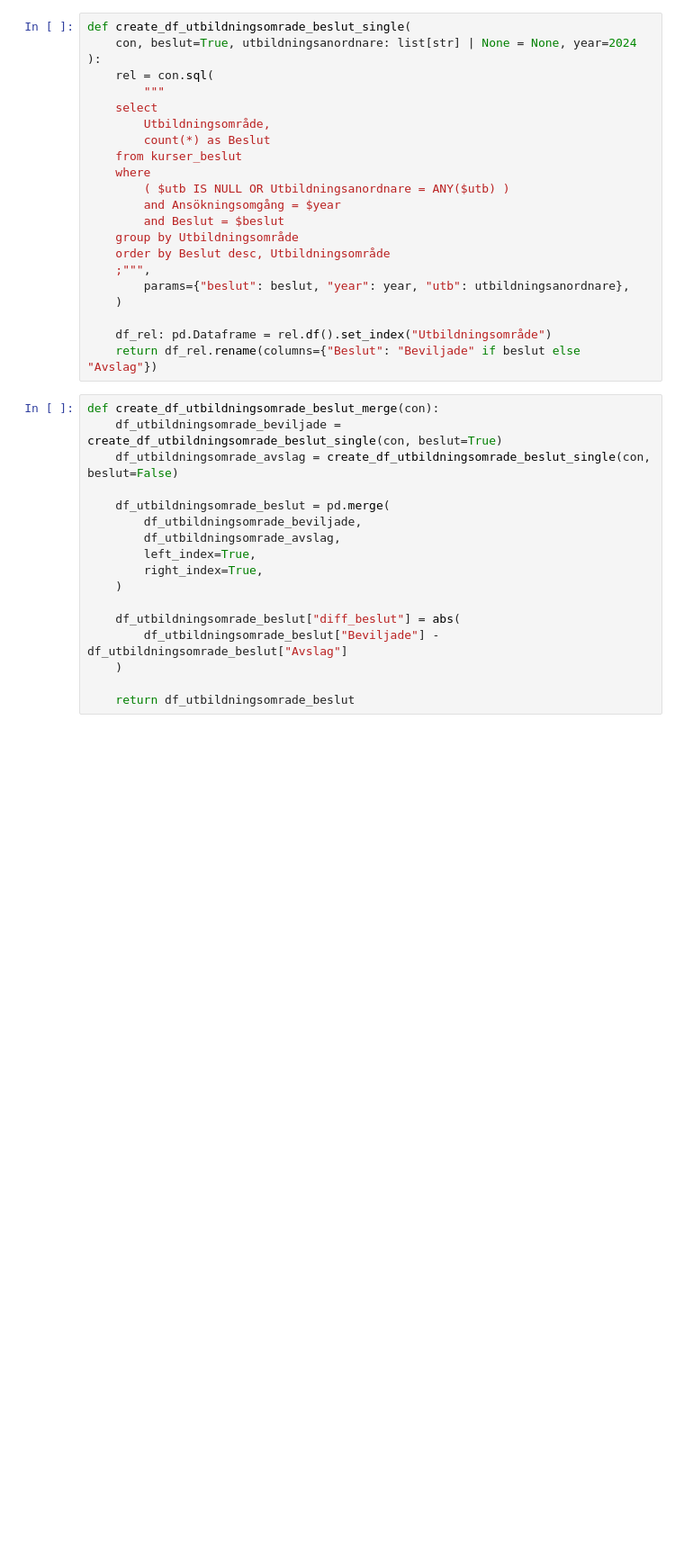
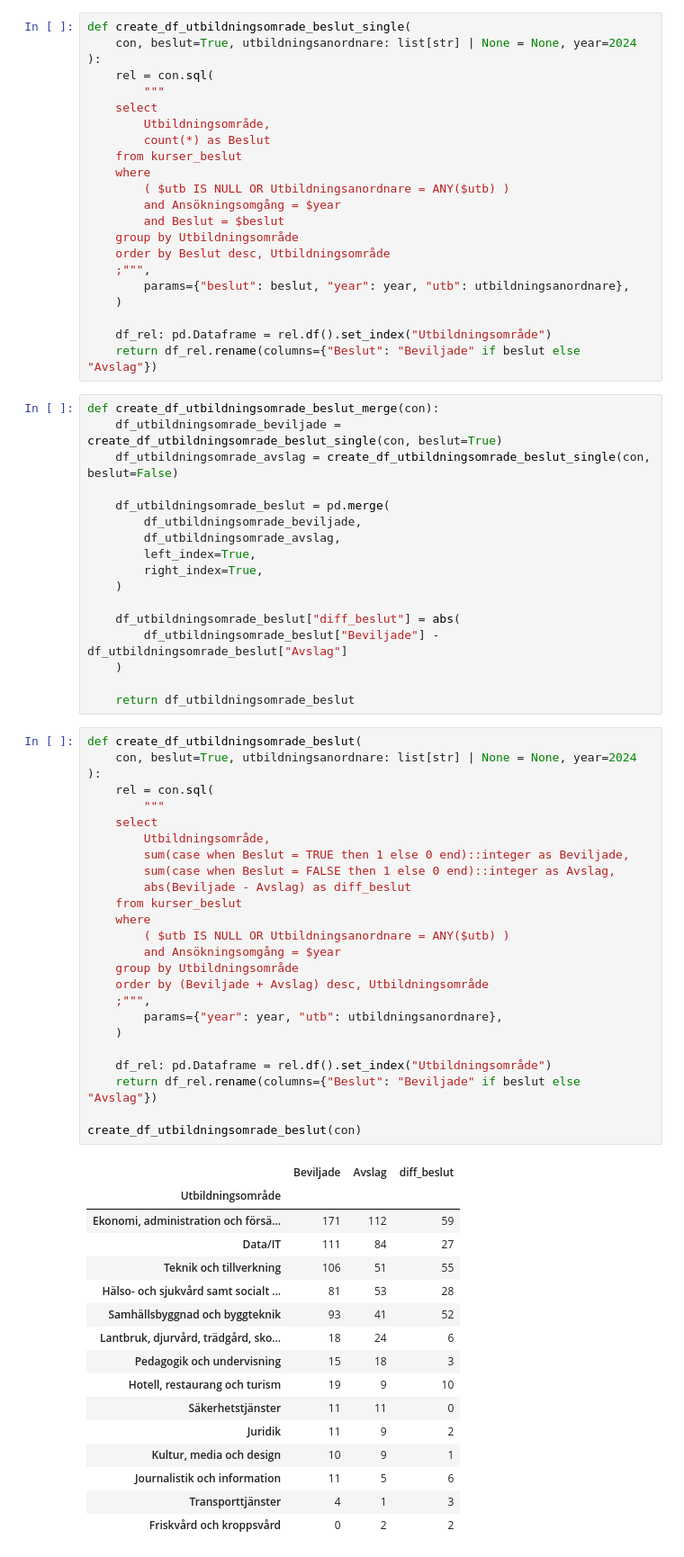
Before and after one commit to REAndreas/The_skool_grupp_3, a Jupyter notebook: eda/eda_hugo/dev_graphs.ipynb, the cells around one changed output. Shown at 90% size. Cells and saved outputs as stored; diff of their text form; blank space fills up the shorter version.

Commit message:
change: single query refactor create_df_utbildningsomrade_beslut()

```diff
--- a/eda/eda_hugo/dev_graphs.ipynb
+++ b/eda/eda_hugo/dev_graphs.ipynb
@@ -58,6 +58,48 @@ def create_df_utbildningsomrade_beslut_merge(con):
     )
 
     return df_utbildningsomrade_beslut
+# %%
+def create_df_utbildningsomrade_beslut(
+    con, beslut=True, utbildningsanordnare: list[str] | None = None, year=2024
+):
+    rel = con.sql(
+        """
+    select
+        Utbildningsområde,
+        sum(case when Beslut = TRUE then 1 else 0 end)::integer as Beviljade,
+        sum(case when Beslut = FALSE then 1 else 0 end)::integer as Avslag,
+        abs(Beviljade - Avslag) as diff_beslut
+    from kurser_beslut
+    where
+        ( $utb IS NULL OR Utbildningsanordnare = ANY($utb) )
+        and Ansökningsomgång = $year
+    group by Utbildningsområde
+    order by (Beviljade + Avslag) desc, Utbildningsområde
+    ;""",
+        params={"year": year, "utb": utbildningsanordnare},
+    )
+
+    df_rel: pd.Dataframe = rel.df().set_index("Utbildningsområde")
+    return df_rel.rename(columns={"Beslut": "Beviljade" if beslut else "Avslag"})
+
+create_df_utbildningsomrade_beslut(con)
+# %% [output]
+|  | Beviljade | Avslag | diff_beslut |
+| Utbildningsområde |  |  |  |
+| Ekonomi, administration och försä... | 171 | 112 | 59 |
+| Data/IT | 111 | 84 | 27 |
+| Teknik och tillverkning | 106 | 51 | 55 |
+| Hälso- och sjukvård samt socialt ... | 81 | 53 | 28 |
+| Samhällsbyggnad och byggteknik | 93 | 41 | 52 |
+| Lantbruk, djurvård, trädgård, sko... | 18 | 24 | 6 |
+| Pedagogik och undervisning | 15 | 18 | 3 |
+| Hotell, restaurang och turism | 19 | 9 | 10 |
+| Säkerhetstjänster | 11 | 11 | 0 |
+| Juridik | 11 | 9 | 2 |
+| Kultur, media och design | 10 | 9 | 1 |
+| Journalistik och information | 11 | 5 | 6 |
+| Transporttjänster | 4 | 1 | 3 |
+| Friskvård och kroppsvård | 0 | 2 | 2 |
 # %%
 def make_fig_utbildningsomrade_beslut(df_utbildningsomrade_beslut):
     fig = go.Figure()
```
Also changed, not shown: parts of 3 cells of this notebook.
